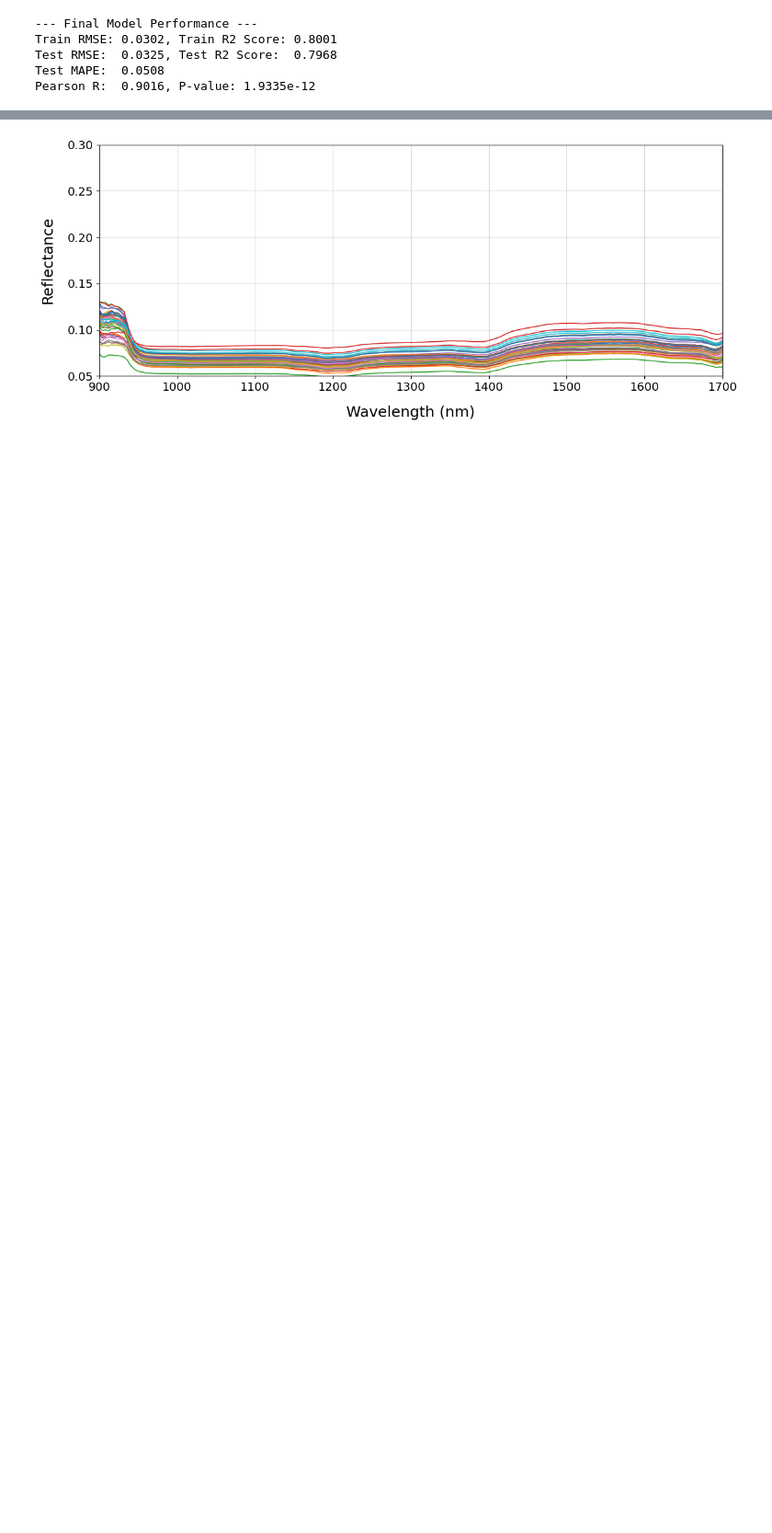
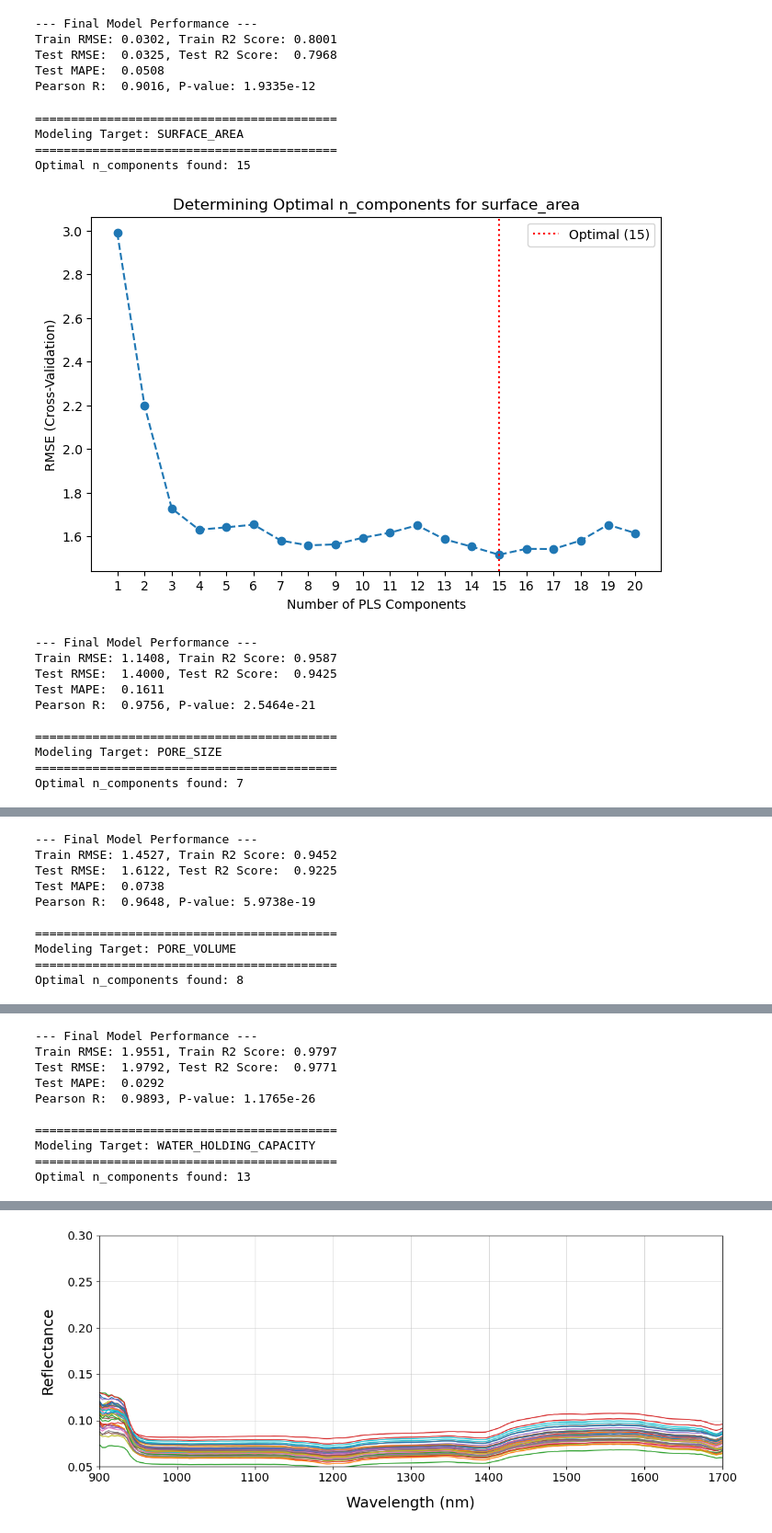
Before and after one commit to ashish-reddy26/HyperSpec, a Jupyter notebook: biochar_notebooks/analysis.ipynb, the cells around one changed output, grey strips where cells are left out. Shown at 92% size. Drawn from its saved outputs; the diff is of its cells as text; code cells hidden in the pictures; blank space fills up the shorter version.

```diff
--- a/biochar_notebooks/analysis.ipynb
+++ b/biochar_notebooks/analysis.ipynb
@@ -350,7 +352,7 @@ from sklearn.cross_decomposition import PLSRegression
 from sklearn.metrics import root_mean_squared_error, r2_score, mean_absolute_percentage_error
 from scipy.stats import pearsonr
 
-def run_plsr_pipeline(df, feature_cols, target_col, group_col, max_comp=20, test_size=0.2, random_state=1):
+def run_plsr_pipeline(df, feature_cols, target_col, group_col, max_comp=20, test_size=0.2, random_state=1, window_length=9, polyorder=2, deriv=0):
     """
     Runs the PLSR modeling pipeline for a specified target variable.
     """
@@ -372,8 +374,8 @@ def run_plsr_pipeline(df, feature_cols, target_col, group_col, max_comp=20, test
     )
 
     # 3. SPECTRAL PREPROCESSING
-    X_train_smooth = savgol_filter(X_train, window_length=9, polyorder=2, axis=1, deriv=0)
-    X_test_smooth = savgol_filter(X_test, window_length=9, polyorder=2, axis=1, deriv=0)
+    X_train_smooth = savgol_filter(X_train, window_length=window_length, polyorder=polyorder, axis=1, deriv=deriv)
+    X_test_smooth = savgol_filter(X_test, window_length=window_length, polyorder=polyorder, axis=1, deriv=deriv)
 
     # 4. OPTIMIZE n_components VIA CROSS-VALIDATION
     mse_cv_scores = []
@@ -540,3 +542,56 @@ Train RMSE: 0.0302, Train R2 Score: 0.8001
 Test RMSE:  0.0325, Test R2 Score:  0.7968
 Test MAPE:  0.0508
 Pearson R:  0.9016, P-value: 1.9335e-12
+# %%
+# Define features and group columns
+feature_columns = df.columns[2:203]
+group_column = 'Group'
+
+# List all the target variables you want to predict
+target_variables = [
+    'surface_area',
+    'pore_size',
+    'pore_volume',
+    'water_holding_capacity',
+    'carbon_content',
+    'density'
+]
+
+# Dictionary to store the models and metrics for each target
+all_results = {}
+
+# Loop through each target variable and run the pipeline
+for target in target_variables:
+    # Ensure the target column exists in the dataframe before running
+    if target in df.columns:
+        model, metrics = run_plsr_pipeline(
+            df=df,
+            feature_cols=feature_columns,
+            target_col=target,
+            group_col=group_column,
+            max_comp=20,
+            window_length=11, polyorder=1
+        )
+        # Store the results
+        all_results[target] = {'model': model, 'metrics': metrics}
+    else:
+        print(f"Warning: Column '{target}' not found in dataframe.")
+
+# Example: Accessing the test R2 score for carbon_content after the loop finishes
+# print(all_results['carbon_content']['metrics']['test_r2'])
+# %% [output]
+==========================================
+Modeling Target: SURFACE_AREA
+==========================================
+Optimal n_components found: 15
+[figure, added]
+--- Final Model Performance ---
+Train RMSE: 1.1408, Train R2 Score: 0.9587
+Test RMSE:  1.4000, Test R2 Score:  0.9425
+Test MAPE:  0.1611
+Pearson R:  0.9756, P-value: 2.5464e-21
+
+==========================================
+Modeling Target: PORE_SIZE
+==========================================
+Optimal n_components found: 7
@@ -542,0 +599,10 @@ Pearson R:  0.9016, P-value: 1.9335e-12
+--- Final Model Performance ---
+Train RMSE: 1.4527, Train R2 Score: 0.9452
+Test RMSE:  1.6122, Test R2 Score:  0.9225
+Test MAPE:  0.0738
+Pearson R:  0.9648, P-value: 5.9738e-19
+
+==========================================
+Modeling Target: PORE_VOLUME
+==========================================
+Optimal n_components found: 8
@@ -542,0 +610,10 @@ Pearson R:  0.9016, P-value: 1.9335e-12
+--- Final Model Performance ---
+Train RMSE: 1.9551, Train R2 Score: 0.9797
+Test RMSE:  1.9792, Test R2 Score:  0.9771
+Test MAPE:  0.0292
+Pearson R:  0.9893, P-value: 1.1765e-26
+
+==========================================
+Modeling Target: WATER_HOLDING_CAPACITY
+==========================================
+Optimal n_components found: 13
```
Also changed, not shown: parts of 8 cells of this notebook.
